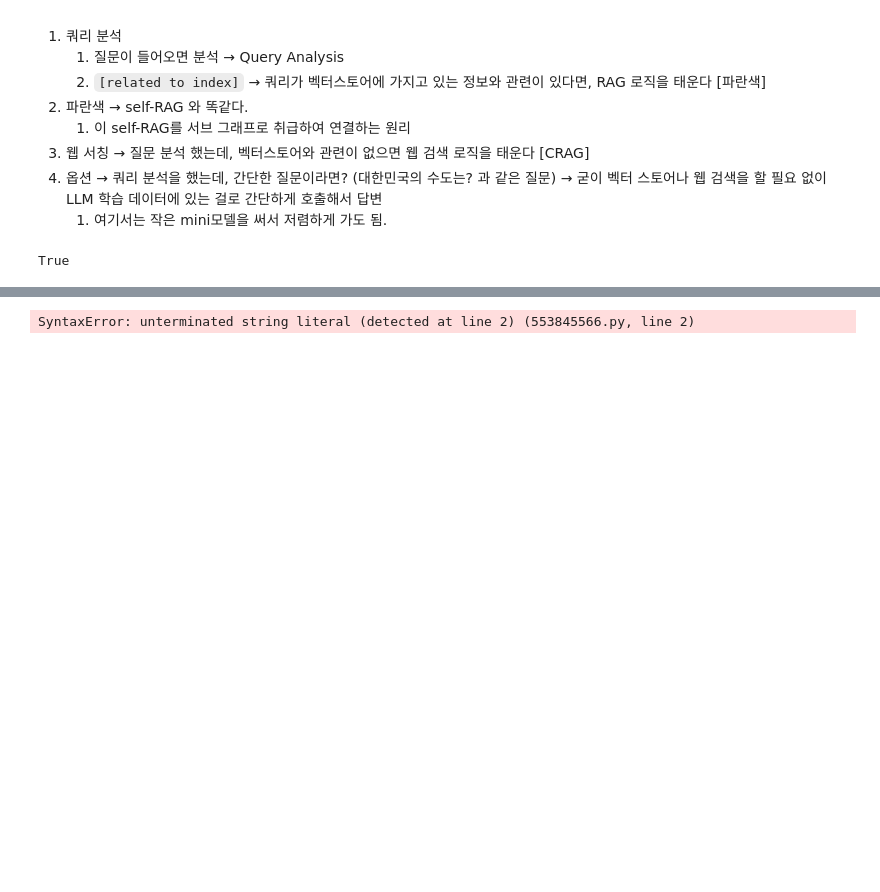
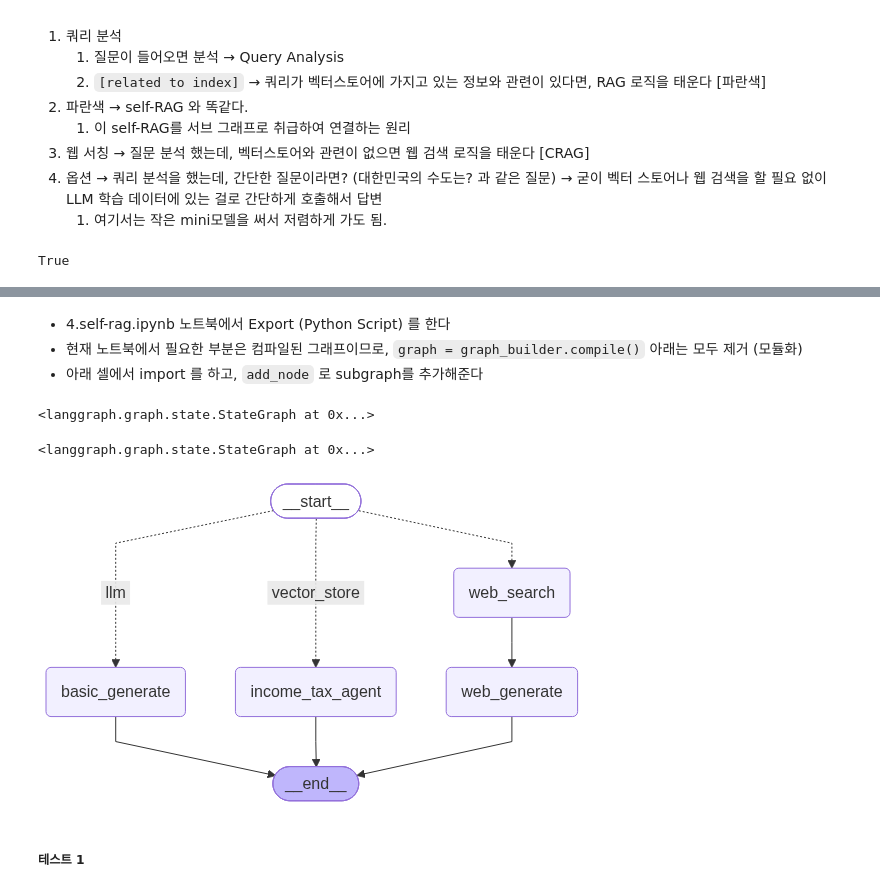
Before and after one commit to YurimPark04/langgraph-agent, a Jupyter notebook: notebook/6.adaptive-rag.ipynb, the cells around one changed output, grey strips where cells are left out. Drawn from its saved outputs; the diff is of its cells as text; code cells hidden in the pictures; blank space fills up the shorter version.

```diff
--- a/notebook/6.adaptive-rag.ipynb
+++ b/notebook/6.adaptive-rag.ipynb
@@ -130,0 +148,4 @@ def router(state:AgentState):
+# %% [markdown]
+- 4.self-rag.ipynb 노트북에서 Export (Python Script) 를 한다 <br>
+- 현재 노트북에서 필요한 부분은 컴파일된 그래프이므로, `graph = graph_builder.compile()` 아래는 모두 제거 (모듈화)
+- 아래 셀에서 import 를 하고, `add_node` 로 subgraph를 추가해준다
@@ -131,10 +161,44 @@ def router(state:AgentState):
 # %%
 ## node 추가
 """
+route 를 노드로 추가하지 않는 이유 : conditional_edge 를 기반으로 방향성을 제공하는 역할이기 때문
+- check_doc_relevance 관련 노드와 유사한 역할을 한다
+"""
 
-"""
+from modules.income_tax_graph import graph as income_tax_subgraph
+
+graph_builder.add_node('income_tax_agent', income_tax_subgraph)
 graph_builder.add_node('web_search', web_search)
 graph_builder.add_node('web_generate', web_generate)
 graph_builder.add_node('basic_generate', basic_generate)
 # %% [output]
-SyntaxError: unterminated string literal (detected at line 2) (553845566.py, line 2)
+<langgraph.graph.state.StateGraph at 0x...>
+# %%
+from langgraph.graph import START, END
+
+graph_builder.add_conditional_edges(
+    START,
+    router,
+    {
+        'vector_store' : 'income_tax_agent',
+        'llm' : 'basic_generate',
+        'web_search' : 'web_search'
+    }
+)
+
+graph_builder.add_edge('web_search', 'web_generate')
+graph_builder.add_edge('web_generate', END)
+graph_builder.add_edge('basic_generate', END)
+graph_builder.add_edge('income_tax_agent', END)
+# %% [output]
+<langgraph.graph.state.StateGraph at 0x...>
+# %%
+graph = graph_builder.compile()
+# %%
+from IPython.display import Image, display
+
+display(Image(graph.get_graph().draw_mermaid_png()))
+# %% [output]
+[figure, added]
+# %% [markdown]
+##### 테스트 1
```
Also changed, not shown: parts of 9 cells of this notebook, 1 other file.
